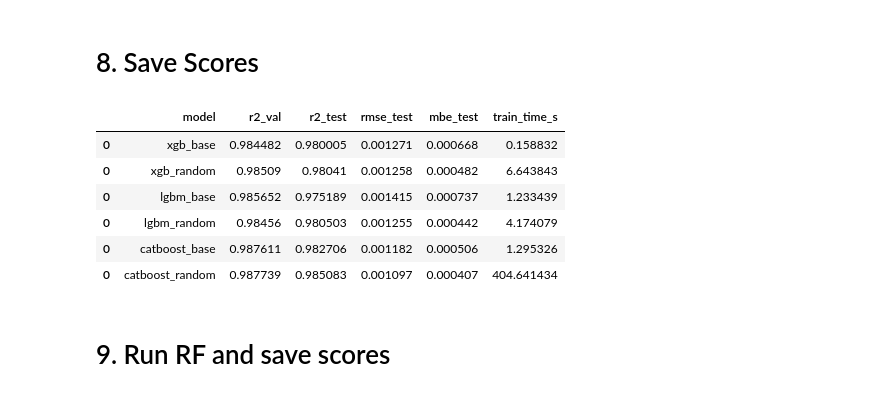
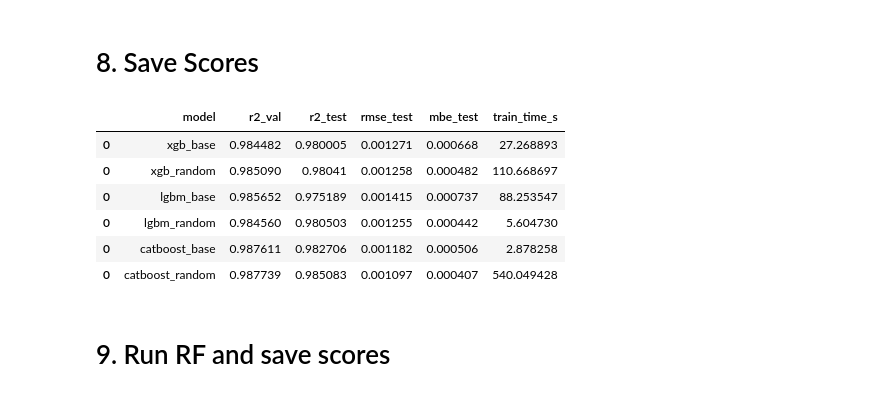
Before and after one commit to freecode23/microclimate-effects, a Jupyter notebook: microclimate_model/Model8_four_models.ipynb, the cells around one changed output. Saved outputs shown, nothing was run; the diff lists cells and outputs as text; code cells hidden in the pictures.

```diff
--- a/microclimate_model/Model8_four_models.ipynb
+++ b/microclimate_model/Model8_four_models.ipynb
@@ -491,25 +500,26 @@ data_obj = Data(TRAIN_PATH, TEST_PATH, isDropISTB = DROP_ISTB)
 X_train_val, y_train_val = data_obj.get_xy_trainval()
 X_test, y_test = data_obj.get_xy_test()
 
+X_test.head()
 # 2. init the trainTest object with the loaded datas
-tt = TrainTest(X_train_val, y_train_val,X_test, y_test)
+# tt = TrainTest(X_train_val, y_train_val,X_test, y_test)
 
-# 3. init model object
-XGB = Model(xgb_name, xgb_base, xgb_random_grid, CV, N_ITER)
-LGBM = Model(lgbm_name, lgbm_base, lgbm_random_grid, CV, N_ITER)
-CB = Model(catboost_name, catboost_base, catboost_random_grid, CV, N_ITER)
+# # 3. init model object
+# XGB = Model(xgb_name, xgb_base, xgb_random_grid, CV, N_ITER)
+# LGBM = Model(lgbm_name, lgbm_base, lgbm_random_grid, CV, N_ITER)
+# CB = Model(catboost_name, catboost_base, catboost_random_grid, CV, N_ITER)
 
-all_base_random = []
+# all_base_random = []
 
-# 5. add the rest
-model_objects = [XGB, LGBM, CB]
-for model in model_objects:
-    base_name, base_model = model.get_base_name(), model.get_base_model()
-    random_name, random_model = model.get_random_name(), model.get_random_model()
-    all_base_random.extend([(base_name, base_model), (random_name, random_model)])
+# # 5. add the rest
+# model_objects = [XGB, LGBM, CB]
+# for model in model_objects:
+#     base_name, base_model = model.get_base_name(), model.get_base_model()
+#     random_name, random_model = model.get_random_name(), model.get_random_model()
+#     all_base_random.extend([(base_name, base_model), (random_name, random_model)])
 
 
-# 6. train, test all models
-tt.train_test_models(all_base_random)
+# # 6. train, test all models
+# tt.train_test_models(all_base_random)
 # %% [output]
 model_name>>> xgb_base
@@ -545,16 +581,16 @@ r2 test= 0.9850831103533487
 # 8. Save Scores
 # %%
 scores_df = tt.get_scores_df()
-scores_df.to_csv(OUTPUT_PATH + 'csv/scores_all.csv', index=False)
+scores_df.to_csv('../data/microclimate_model/combined/dataset1/scores_all.csv', index=False)
 scores_df
 # %% [output]
 |  | model | r2_val | r2_test | rmse_test | mbe_test | train_time_s |
-| 0 | xgb_base | 0.984482 | 0.980005 | 0.001271 | 0.000668 | 0.158832 |
-| 0 | xgb_random | 0.98509 | 0.98041 | 0.001258 | 0.000482 | 6.643843 |
-| 0 | lgbm_base | 0.985652 | 0.975189 | 0.001415 | 0.000737 | 1.233439 |
-| 0 | lgbm_random | 0.98456 | 0.980503 | 0.001255 | 0.000442 | 4.174079 |
-| 0 | catboost_base | 0.987611 | 0.982706 | 0.001182 | 0.000506 | 1.295326 |
-| 0 | catboost_random | 0.987739 | 0.985083 | 0.001097 | 0.000407 | 404.641434 |
+| 0 | xgb_base | 0.984482 | 0.980005 | 0.001271 | 0.000668 | 27.268893 |
+| 0 | xgb_random | 0.985090 | 0.98041 | 0.001258 | 0.000482 | 110.668697 |
+| 0 | lgbm_base | 0.985652 | 0.975189 | 0.001415 | 0.000737 | 88.253547 |
+| 0 | lgbm_random | 0.984560 | 0.980503 | 0.001255 | 0.000442 | 5.604730 |
+| 0 | catboost_base | 0.987611 | 0.982706 | 0.001182 | 0.000506 | 2.878258 |
+| 0 | catboost_random | 0.987739 | 0.985083 | 0.001097 | 0.000407 | 540.049428 |
 # %% [markdown]
 # 9. Run RF and save scores
 # %%
```
Also changed, not shown: parts of 13 cells of this notebook, 44 other files.
